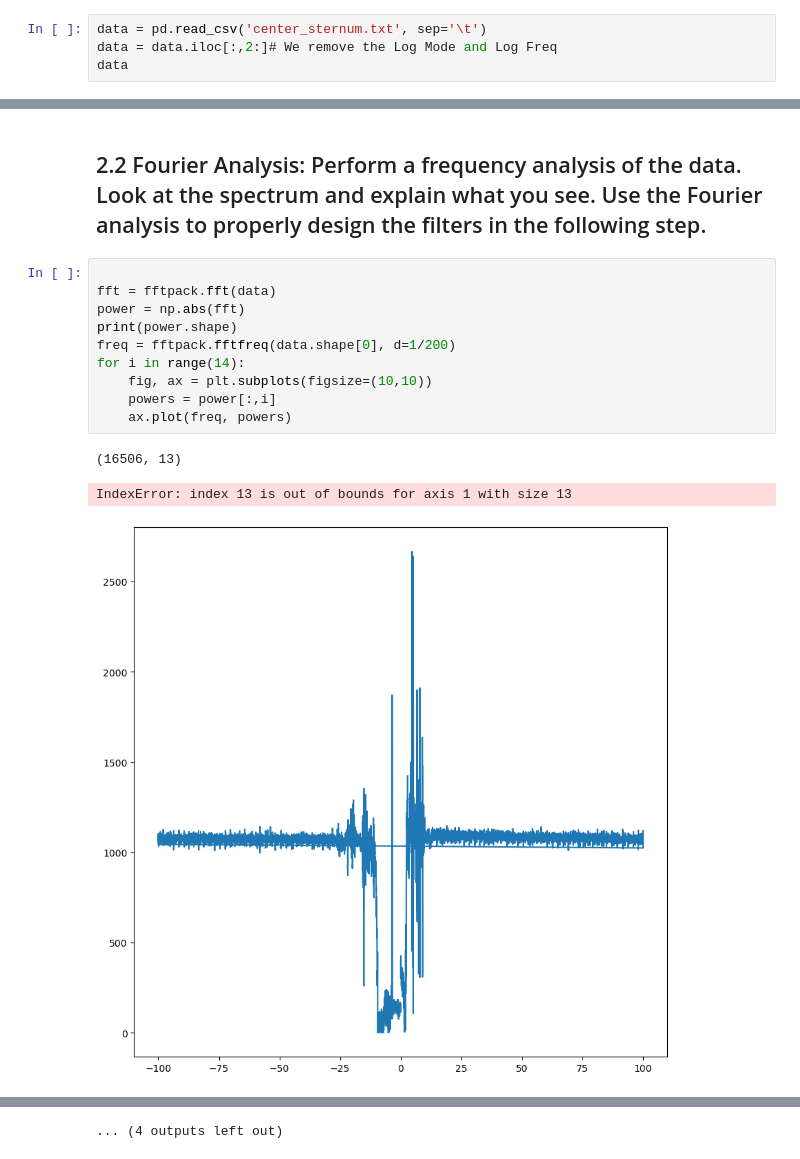
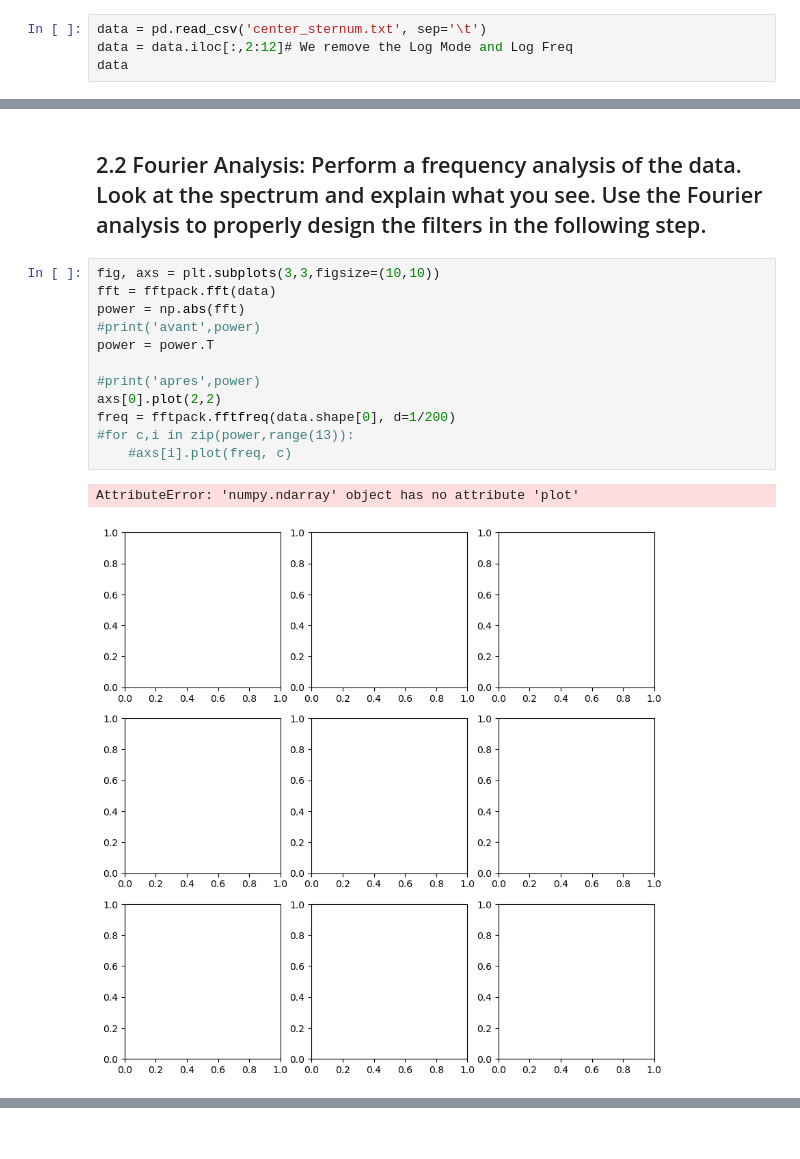
Before and after one commit to anaisbattut/ProjectHEART, a Jupyter notebook: Project.ipynb, the cells around one changed output, grey strips where cells are left out. Saved outputs shown, nothing was run; the diff lists cells and outputs as text.

```diff
--- a/Project.ipynb
+++ b/Project.ipynb
@@ -108,6 +108,6 @@ from scipy import fftpack
 ## 1.1
 # %%
 data = pd.read_csv('center_sternum.txt', sep='\t')
-data = data.iloc[:,2:]# We remove the Log Mode and Log Freq
+data = data.iloc[:,2:12]# We remove the Log Mode and Log Freq
 data
 # %% [output]
@@ -187,16 +183,17 @@ plt.plot()
 # %% [markdown]
 ## 2.2  Fourier Analysis: Perform a frequency analysis of the data. Look at the spectrum and explain what you see. Use the Fourier analysis to properly design the filters in the following step.
 # %%
-
+fig, axs = plt.subplots(3,3,figsize=(10,10))
 fft = fftpack.fft(data)
 power = np.abs(fft)
-print(power.shape)
+#print('avant',power)
+power = power.T
+
+#print('apres',power)
+axs[0].plot(2,2)
 freq = fftpack.fftfreq(data.shape[0], d=1/200)
-for i in range(14):
-    fig, ax = plt.subplots(figsize=(10,10))
-    powers = power[:,i]
-    ax.plot(freq, powers)
+#for c,i in zip(power,range(13)):
+    #axs[i].plot(freq, c)
 # %% [output]
-(16506, 13)
+AttributeError: 'numpy.ndarray' object has no attribute 'plot'
-IndexError: index 13 is out of bounds for axis 1 with size 13
-[figure, old version]
+[figure, new version]
@@ -212 +199,0 @@ IndexError: index 13 is out of bounds for axis 1 with size 13
-... (4 outputs left out)
```
Also changed, not shown: parts of 5 cells of this notebook.
